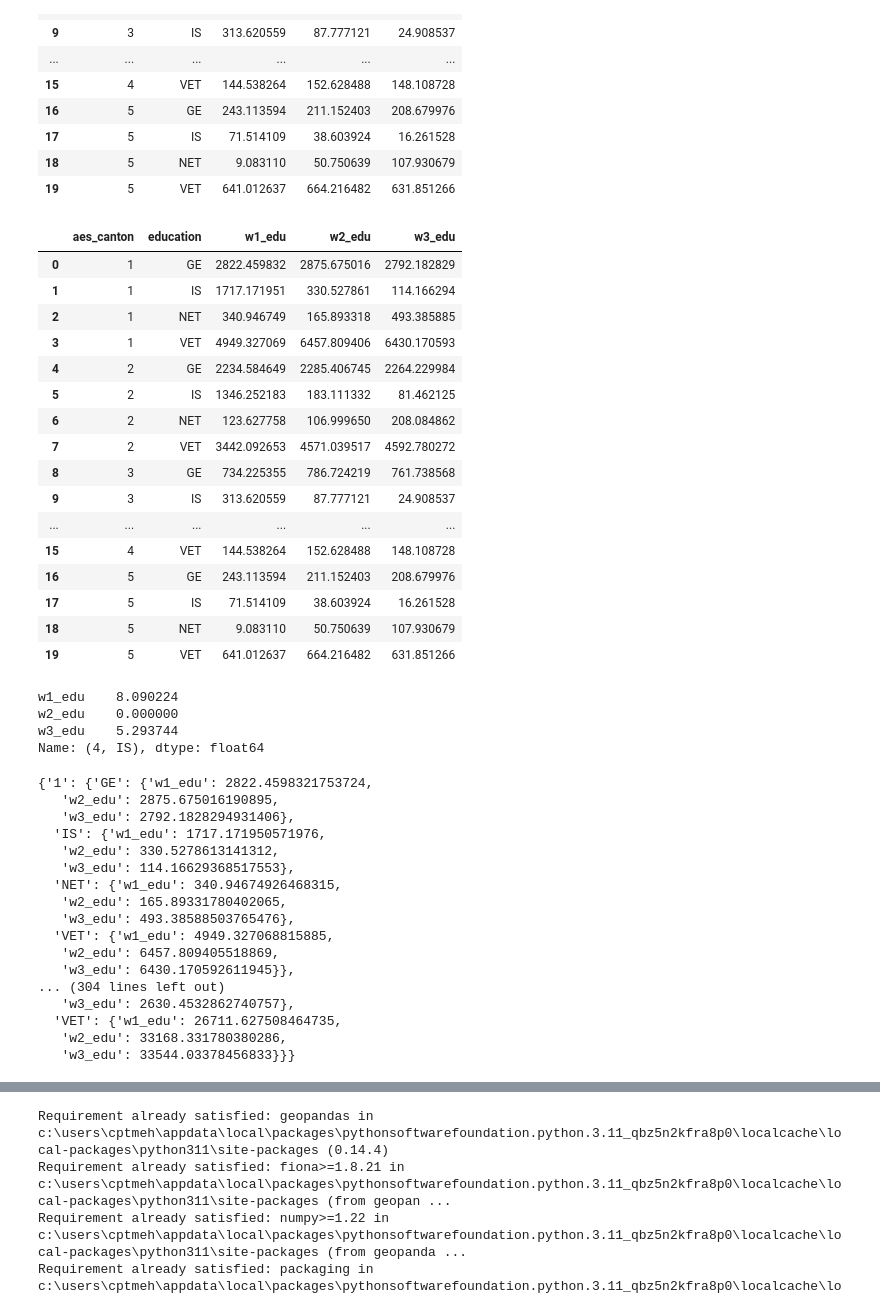
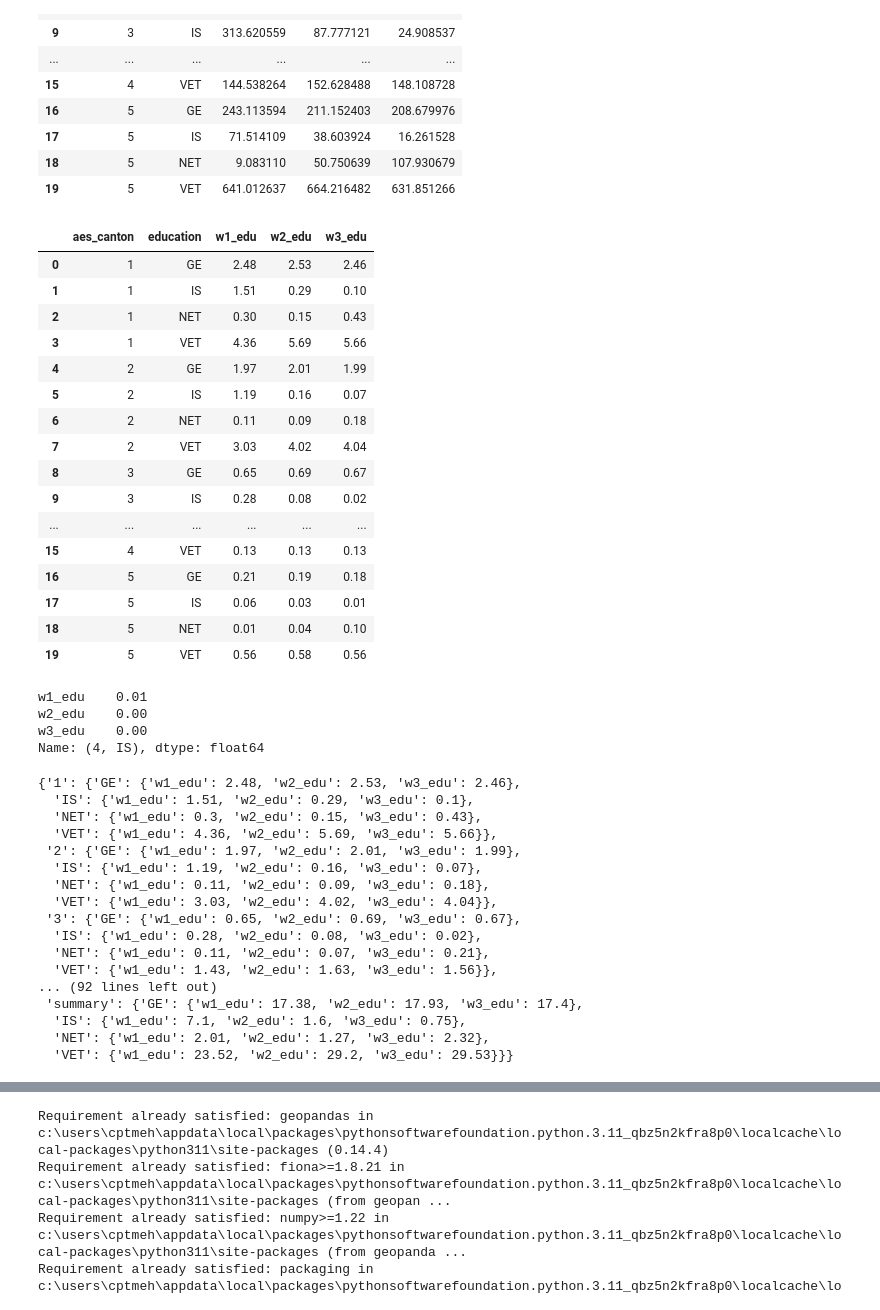
Before and after one commit to CptMeh/TREE-Visualisation, a Jupyter notebook: data/data_curration.ipynb, the cells around one changed output, grey strips where cells are left out. Saved outputs shown, nothing was run; the diff lists cells and outputs as text; code cells hidden in the pictures.

```diff
--- a/data/data_curration.ipynb
+++ b/data/data_curration.ipynb
@@ -119,43 +119,53 @@ edu_count.head(20)
 # %%
 '''
 Summarise the columns w1_weighted_count, w2_weighted_count, and w3_weighted_count across all aes_canton for each education category,
 and then append these summaries back to your original DataFrame.
 '''
 
 summary_df = edu_count.groupby('education').sum().reset_index()
 summary_df.drop('aes_canton', axis=1, inplace=True)
 summary_df['aes_canton'] = 'summary'
 final_df = pd.concat([edu_count, summary_df], ignore_index=True)
 final_df.fillna(0.0, inplace=True)
 
+total_w1_edu = final_df['w1_edu'].sum()
+total_w2_edu = final_df['w2_edu'].sum()
+total_w3_edu = final_df['w3_edu'].sum()
+
+# Convert each column to a percentage of its total
+final_df['w1_edu'] = ((final_df['w1_edu'] / total_w1_edu) * 100).round(2)
+final_df['w2_edu'] = ((final_df['w2_edu'] / total_w2_edu) * 100).round(2)
+final_df['w3_edu'] = ((final_df['w3_edu'] / total_w3_edu) * 100).round(2)
+
+
 final_df.to_csv('./study-data/currated_data.csv')
 final_df.head(20)
 # %% [output]
 |  | aes_canton | education | w1_edu | w2_edu | w3_edu |
-| 0 | 1 | GE | 2822.459832 | 2875.675016 | 2792.182829 |
-| 1 | 1 | IS | 1717.171951 | 330.527861 | 114.166294 |
-| 2 | 1 | NET | 340.946749 | 165.893318 | 493.385885 |
-| 3 | 1 | VET | 4949.327069 | 6457.809406 | 6430.170593 |
-| 4 | 2 | GE | 2234.584649 | 2285.406745 | 2264.229984 |
-| 5 | 2 | IS | 1346.252183 | 183.111332 | 81.462125 |
-| 6 | 2 | NET | 123.627758 | 106.999650 | 208.084862 |
-| 7 | 2 | VET | 3442.092653 | 4571.039517 | 4592.780272 |
-| 8 | 3 | GE | 734.225355 | 786.724219 | 761.738568 |
-| 9 | 3 | IS | 313.620559 | 87.777121 | 24.908537 |
+| 0 | 1 | GE | 2.48 | 2.53 | 2.46 |
+| 1 | 1 | IS | 1.51 | 0.29 | 0.10 |
+| 2 | 1 | NET | 0.30 | 0.15 | 0.43 |
+| 3 | 1 | VET | 4.36 | 5.69 | 5.66 |
+| 4 | 2 | GE | 1.97 | 2.01 | 1.99 |
+| 5 | 2 | IS | 1.19 | 0.16 | 0.07 |
+| 6 | 2 | NET | 0.11 | 0.09 | 0.18 |
+| 7 | 2 | VET | 3.03 | 4.02 | 4.04 |
+| 8 | 3 | GE | 0.65 | 0.69 | 0.67 |
+| 9 | 3 | IS | 0.28 | 0.08 | 0.02 |
 | ... | ... | ... | ... | ... | ... |
-| 15 | 4 | VET | 144.538264 | 152.628488 | 148.108728 |
-| 16 | 5 | GE | 243.113594 | 211.152403 | 208.679976 |
-| 17 | 5 | IS | 71.514109 | 38.603924 | 16.261528 |
-| 18 | 5 | NET | 9.083110 | 50.750639 | 107.930679 |
-| 19 | 5 | VET | 641.012637 | 664.216482 | 631.851266 |
+| 15 | 4 | VET | 0.13 | 0.13 | 0.13 |
+| 16 | 5 | GE | 0.21 | 0.19 | 0.18 |
+| 17 | 5 | IS | 0.06 | 0.03 | 0.01 |
+| 18 | 5 | NET | 0.01 | 0.04 | 0.10 |
+| 19 | 5 | VET | 0.56 | 0.58 | 0.56 |
 # %%
 multi_index_df = final_df.set_index(['aes_canton', 'education'])
 multi_index_df.to_csv('./study-data/currated_data.csv')
 multi_index_df.loc[(4, 'IS')]
 # %% [output]
-w1_edu    8.090224
-w2_edu    0.000000
-w3_edu    5.293744
+w1_edu    0.01
+w2_edu    0.00
+w3_edu    0.00
 Name: (4, IS), dtype: float64
 # %%
 details = {}
@@ -172,23 +182,23 @@ for canton_id in multi_index_df.index.get_level_values('aes_canton').unique():
 
 details
 # %% [output]
-{'1': {'GE': {'w1_edu': 2822.4598321753724,
-   'w2_edu': 2875.675016190895,
-   'w3_edu': 2792.1828294931406},
-  'IS': {'w1_edu': 1717.171950571976,
-   'w2_edu': 330.5278613141312,
-   'w3_edu': 114.16629368517553},
-  'NET': {'w1_edu': 340.94674926468315,
-   'w2_edu': 165.89331780402065,
-   'w3_edu': 493.38588503765476},
-  'VET': {'w1_edu': 4949.327068815885,
-   'w2_edu': 6457.809405518869,
-   'w3_edu': 6430.170592611945}},
-... (304 lines left out)
-   'w3_edu': 2630.4532862740757},
-  'VET': {'w1_edu': 26711.627508464735,
-   'w2_edu': 33168.331780380286,
-   'w3_edu': 33544.03378456833}}}
+{'1': {'GE': {'w1_edu': 2.48, 'w2_edu': 2.53, 'w3_edu': 2.46},
+  'IS': {'w1_edu': 1.51, 'w2_edu': 0.29, 'w3_edu': 0.1},
+  'NET': {'w1_edu': 0.3, 'w2_edu': 0.15, 'w3_edu': 0.43},
+  'VET': {'w1_edu': 4.36, 'w2_edu': 5.69, 'w3_edu': 5.66}},
+ '2': {'GE': {'w1_edu': 1.97, 'w2_edu': 2.01, 'w3_edu': 1.99},
+  'IS': {'w1_edu': 1.19, 'w2_edu': 0.16, 'w3_edu': 0.07},
+  'NET': {'w1_edu': 0.11, 'w2_edu': 0.09, 'w3_edu': 0.18},
+  'VET': {'w1_edu': 3.03, 'w2_edu': 4.02, 'w3_edu': 4.04}},
+ '3': {'GE': {'w1_edu': 0.65, 'w2_edu': 0.69, 'w3_edu': 0.67},
+  'IS': {'w1_edu': 0.28, 'w2_edu': 0.08, 'w3_edu': 0.02},
+  'NET': {'w1_edu': 0.11, 'w2_edu': 0.07, 'w3_edu': 0.21},
+  'VET': {'w1_edu': 1.43, 'w2_edu': 1.63, 'w3_edu': 1.56}},
+... (92 lines left out)
+ 'summary': {'GE': {'w1_edu': 17.38, 'w2_edu': 17.93, 'w3_edu': 17.4},
+  'IS': {'w1_edu': 7.1, 'w2_edu': 1.6, 'w3_edu': 0.75},
+  'NET': {'w1_edu': 2.01, 'w2_edu': 1.27, 'w3_edu': 2.32},
+  'VET': {'w1_edu': 23.52, 'w2_edu': 29.2, 'w3_edu': 29.53}}}
 # %%
 sorted_by_wave = {}
 
```
Also changed, not shown: parts of 3 cells of this notebook, 3 other files.
